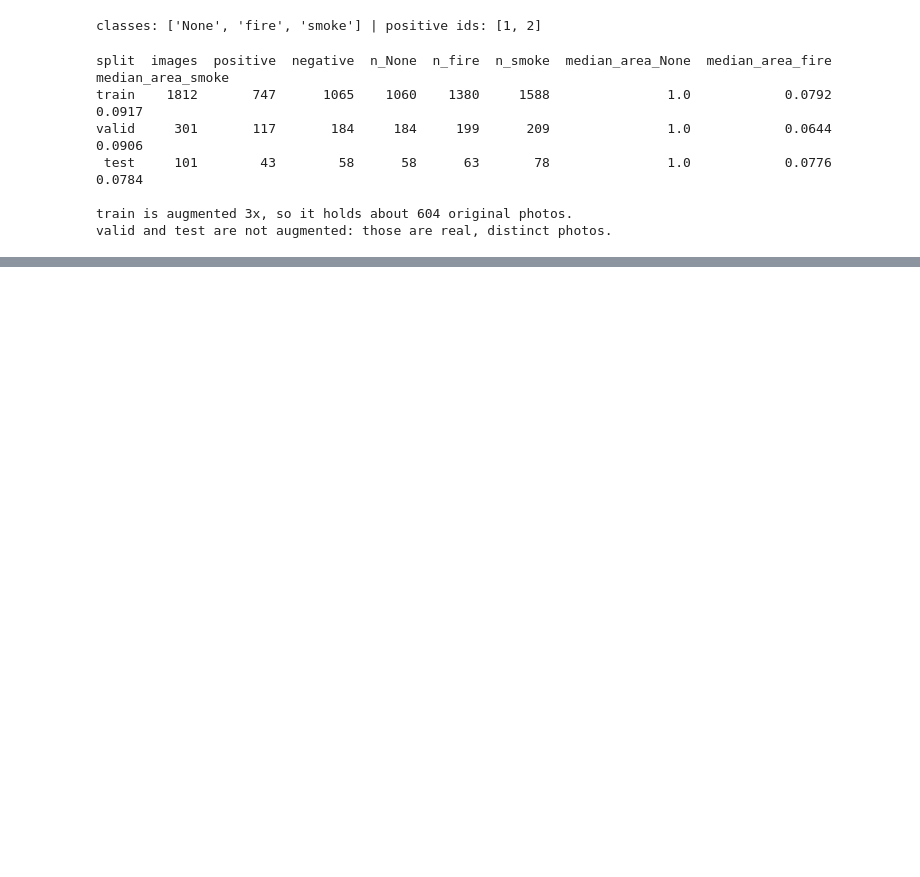
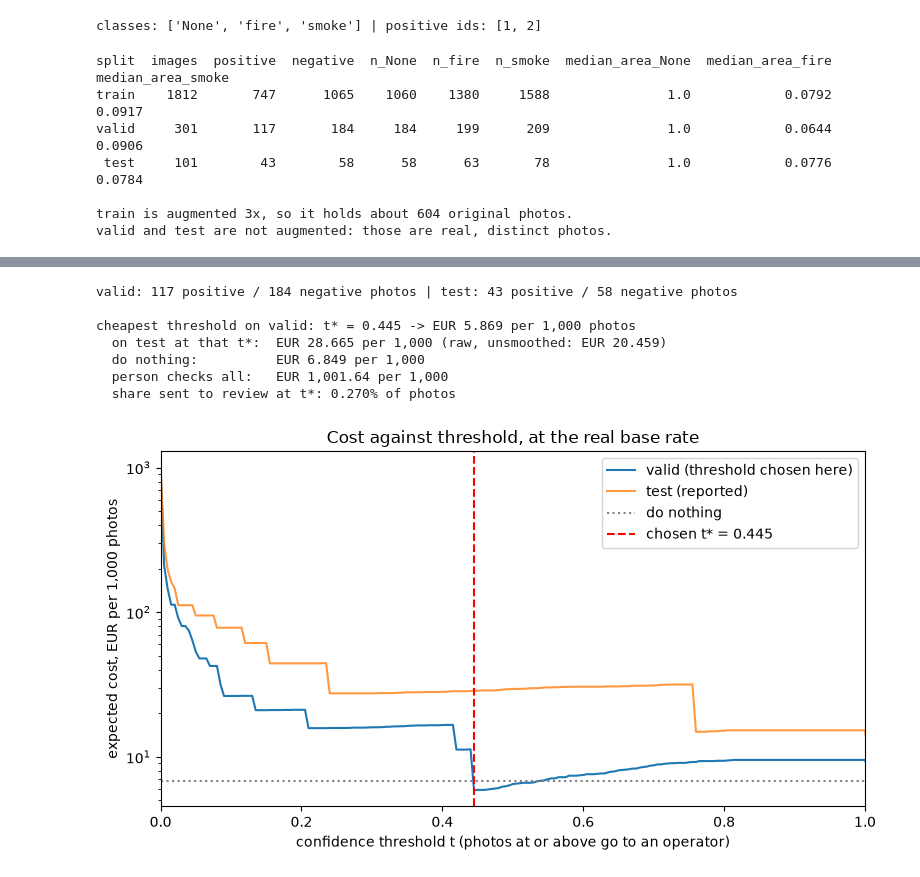
Before and after one commit to sophieonaa/daiist-assignment-2, a Jupyter notebook: train.ipynb, the cells around one changed output, grey strips where cells are left out. Saved outputs shown, nothing was run; the diff lists cells and outputs as text; code cells hidden in the pictures; blank space fills up the shorter version.

Commit message:
code checked

```diff
--- a/train.ipynb
+++ b/train.ipynb
@@ -220,0 +305,6 @@ Overriding model.yaml nc=80 with nc=3
+# %%
+for split in ("valid", "test"):
+    print(split)
+    print(pd.DataFrame(detection[split]["per_class"]).T.round(3))
+print("headline AP50 fire+smoke: valid", round(detection["valid"]["map50_fire_smoke"], 3),
+      "| test", round(detection["test"]["map50_fire_smoke"], 3))
@@ -220,0 +429,55 @@ Overriding model.yaml nc=80 with nc=3
+# %%
+pos_v, neg_v = populations("finetuned", "valid")
+pos_t, neg_t = populations("finetuned", "test")
+print(f"valid: {len(pos_v)} positive / {len(neg_v)} negative photos | "
+      f"test: {len(pos_t)} positive / {len(neg_t)} negative photos")
+
+rows_v = cs.sweep(pos_v, neg_v, PARAMS, mode="operator")
+rows_t = cs.sweep(pos_t, neg_t, PARAMS, mode="operator")
+best_v = cs.best_threshold(rows_v)
+T_STAR = best_v["low"]
+at_test = cs.evaluate(pos_t, neg_t, T_STAR, cs.NEVER, PARAMS)
+at_test_raw = cs.evaluate(pos_t, neg_t, T_STAR, cs.NEVER, PARAMS, smooth=False)
+do_nothing = cs.evaluate(pos_v, neg_v, cs.NEVER, cs.NEVER, PARAMS)
+all_human = cs.evaluate(pos_v, neg_v, 0.0, cs.NEVER, PARAMS)
+
+print(f"\ncheapest threshold on valid: t* = {T_STAR:.3f} "
+      f"-> EUR {best_v['cost_per_1000']:.3f} per 1,000 photos")
+print(f"  on test at that t*:  EUR {at_test['cost_per_1000']:.3f} per 1,000 "
+      f"(raw, unsmoothed: EUR {at_test_raw['cost_per_1000']:.3f})")
+print(f"  do nothing:          EUR {do_nothing['cost_per_1000']:.3f} per 1,000")
+print(f"  person checks all:   EUR {all_human['cost_per_1000']:,.2f} per 1,000")
+print(f"  share sent to review at t*: {best_v['review_share']:.3%} of photos")
+
+curve = pd.DataFrame({
+    "threshold": [r["low"] for r in rows_v],
+    "cost_per_1000_valid": [r["cost_per_1000"] for r in rows_v],
+    "cost_per_1000_test": [r["cost_per_1000"] for r in rows_t],
+    "review_share_valid": [r["review_share"] for r in rows_v],
+    "operators_needed_valid": [r["operators_needed"] for r in rows_v],
+})
+curve.to_csv(RESULTS_DIR / "cost_sweep.csv", index=False)
+
+fig, ax = plt.subplots(figsize=(8, 4.5))
+ax.plot(curve.threshold, curve.cost_per_1000_valid, label="valid (threshold chosen here)")
+ax.plot(curve.threshold, curve.cost_per_1000_test, label="test (reported)", alpha=0.8)
+ax.axhline(do_nothing["cost_per_1000"], ls=":", c="grey", label="do nothing")
+ax.axvline(T_STAR, ls="--", c="red", label=f"chosen t* = {T_STAR:.3f}")
+ax.set_yscale("log")
+ax.set_xlim(0, 1)
+ax.set_xlabel("confidence threshold t (photos at or above go to an operator)")
+ax.set_ylabel("expected cost, EUR per 1,000 photos")
+ax.set_title("Cost against threshold, at the real base rate")
+ax.legend()
+fig.tight_layout()
+fig.savefig(RESULTS_DIR / "cost_curve.png", dpi=150)
+plt.show()
+# %% [output]
+valid: 117 positive / 184 negative photos | test: 43 positive / 58 negative photos
+
+cheapest threshold on valid: t* = 0.445 -> EUR 5.869 per 1,000 photos
+  on test at that t*:  EUR 28.665 per 1,000 (raw, unsmoothed: EUR 20.459)
+  do nothing:          EUR 6.849 per 1,000
+  person checks all:   EUR 1,001.64 per 1,000
+  share sent to review at t*: 0.270% of photos
+[figure, added]
```
Also changed, not shown: parts of 12 cells of this notebook, 8 other files.
